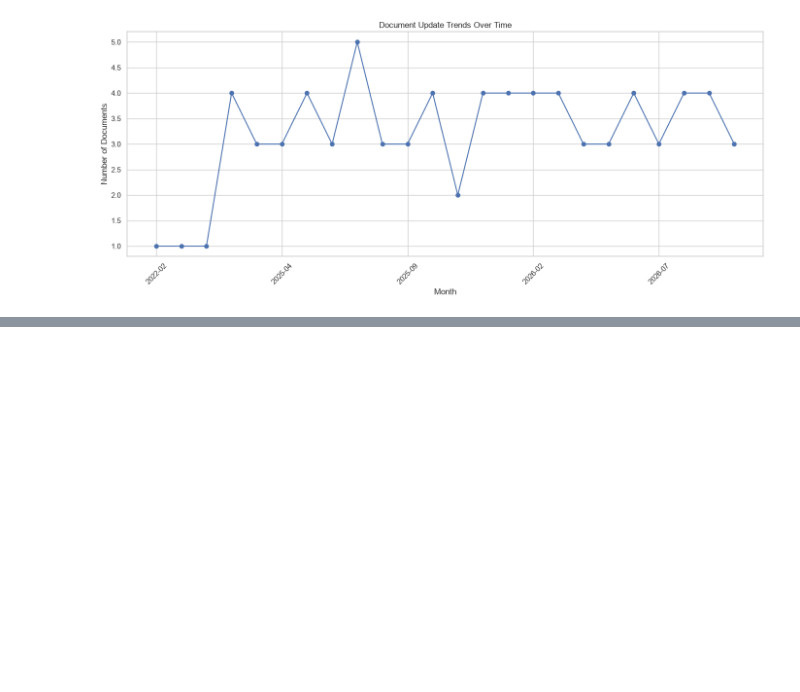
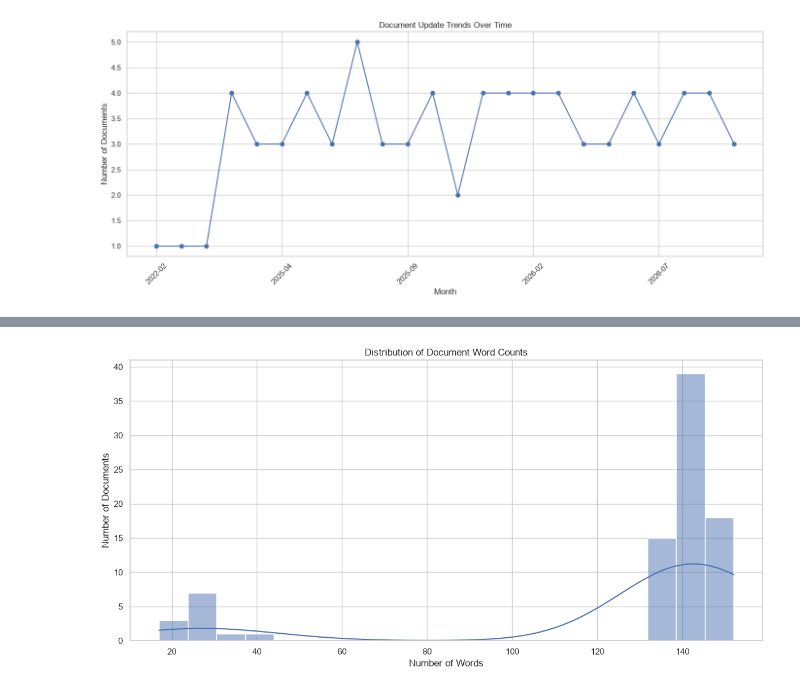
Before and after one commit to anurag-insights/RAG-Based-AI-Document-Assistant-, a Jupyter notebook: notebooks/01_EDA.ipynb, the cells around one changed output, grey strips where cells are left out. Cells and saved outputs as stored; diff of their text form; code cells hidden in the pictures; blank space fills up the shorter version.

Commit message:
document text analysis

```diff
--- a/notebooks/01_EDA.ipynb
+++ b/notebooks/01_EDA.ipynb
@@ -643,0 +678,6 @@ plt.show()
+# %%
+text_column = "document_text"
+
+df["character_count"] = df[text_column].fillna("").astype(str).str.len()
+
+df[["character_count"]].describe()
@@ -643,0 +694,10 @@ plt.show()
+# %%
+df["word_count"] = (
+    df[text_column]
+    .fillna("")
+    .astype(str)
+    .str.split()
+    .str.len()
+)
+
+df["word_count"].describe()
@@ -643,0 +714,24 @@ plt.show()
+# %%
+plt.figure(figsize=(12, 6))
+
+sns.histplot(
+    data=df,
+    x="word_count",
+    bins=20,
+    kde=True
+)
+
+plt.title("Distribution of Document Word Counts")
+plt.xlabel("Number of Words")
+plt.ylabel("Number of Documents")
+plt.tight_layout()
+
+plt.savefig(
+    visualization_dir / "06_document_word_count_distribution.png",
+    dpi=300,
+    bbox_inches="tight"
+)
+
+plt.show()
+# %% [output]
+[figure, added]
```
Also changed, not shown: parts of 9 cells of this notebook.
